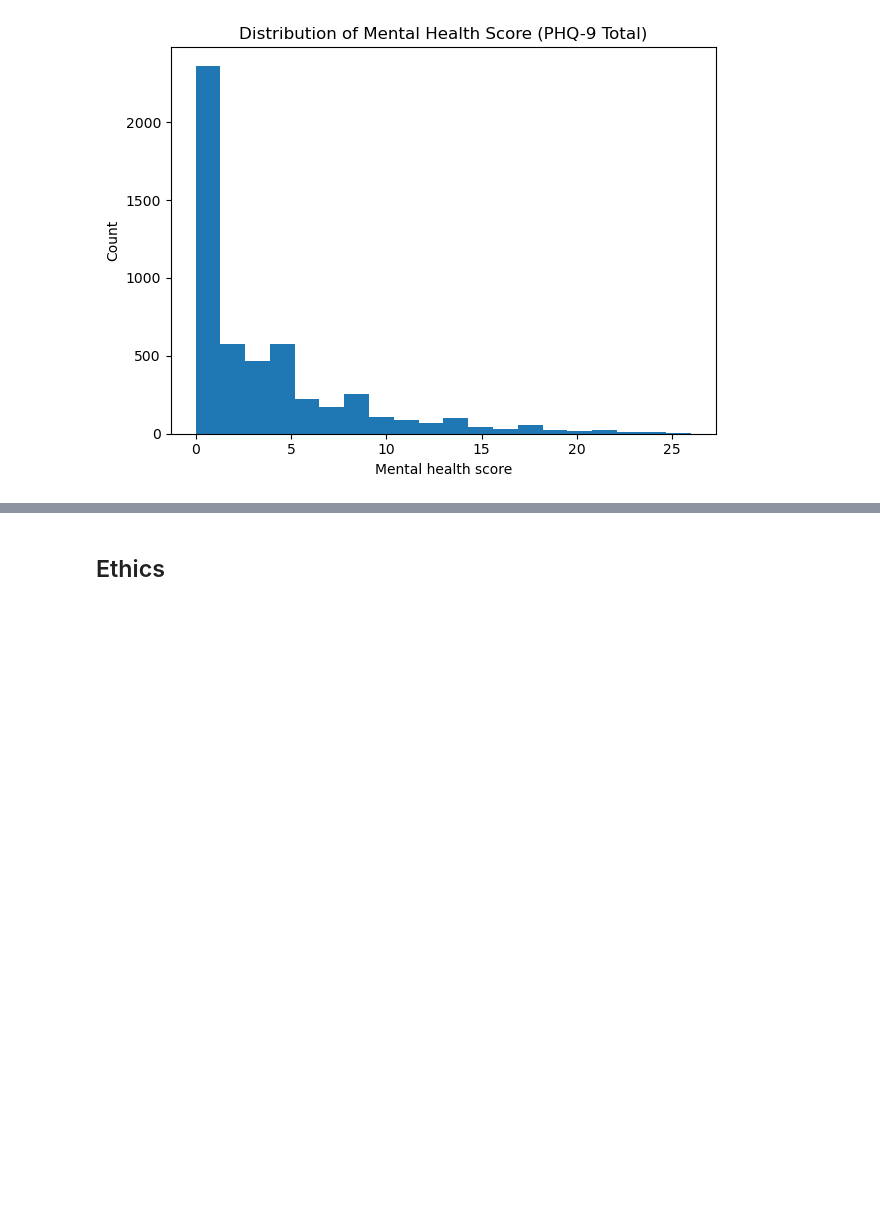
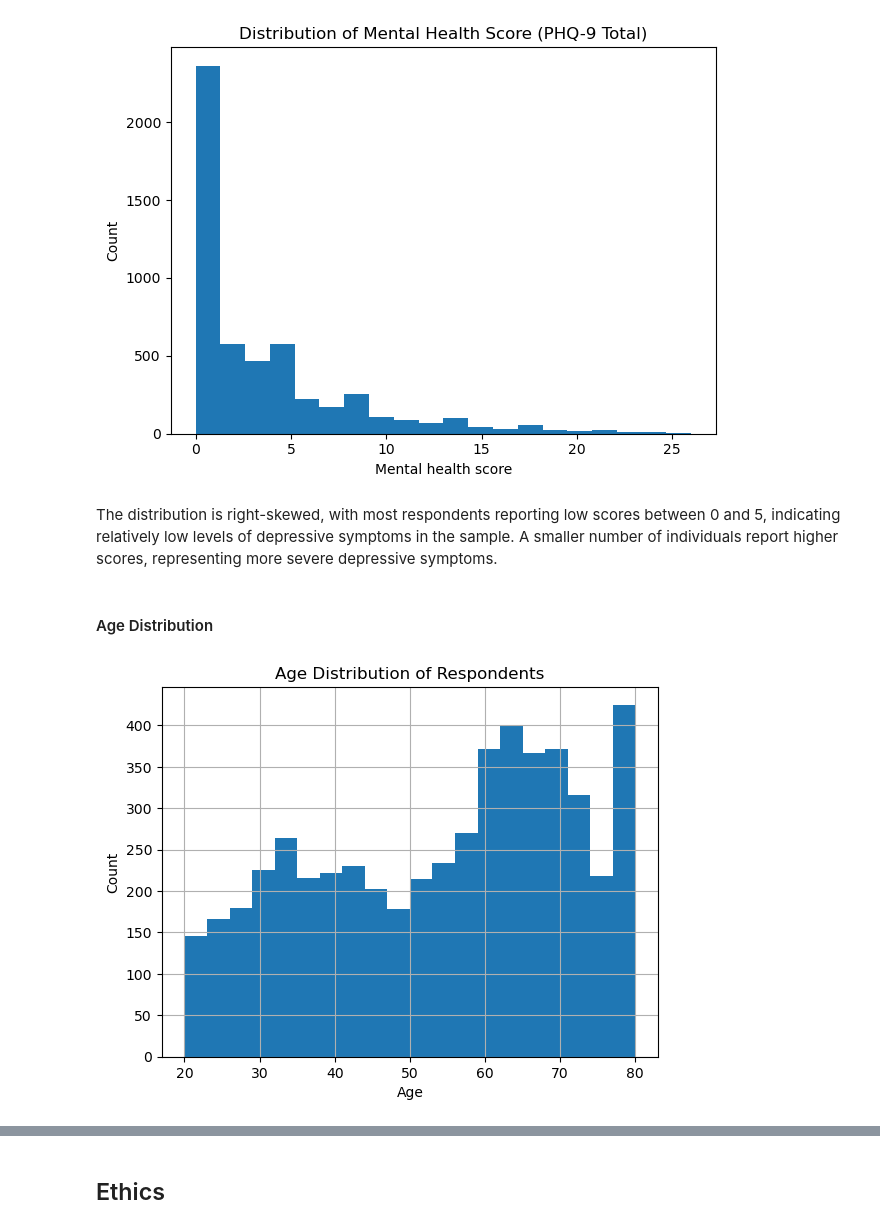
Before and after one commit to COGS108/Group150_WI26, a Jupyter notebook: 02-EDACheckpoint.ipynb, the cells around one changed output, grey strips where cells are left out. Drawn from its saved outputs; the diff is of its cells as text; code cells hidden in the pictures; blank space fills up the shorter version.

Commit message:
Analysis of Visualizations added and removed some visualizations

```diff
--- a/02-EDACheckpoint.ipynb
+++ b/02-EDACheckpoint.ipynb
@@ -468,3 +471,16 @@ plt.tight_layout()
 plt.show()
 # %% [output]
 [figure]
+# %% [markdown]
+The distribution is right-skewed, with most respondents reporting low scores between 0 and 5, indicating relatively low levels of depressive symptoms in the sample. A smaller number of individuals report higher scores, representing more severe depressive symptoms.
+# %% [markdown]
+#### Age Distribution
+# %%
+plt.figure()
+df1["age"].hist(bins=20)
+plt.xlabel("Age")
+plt.ylabel("Count")
+plt.title("Age Distribution of Respondents")
+plt.show()
+# %% [output]
+[figure, added]
```
Also changed, not shown: parts of 28 cells of this notebook.
